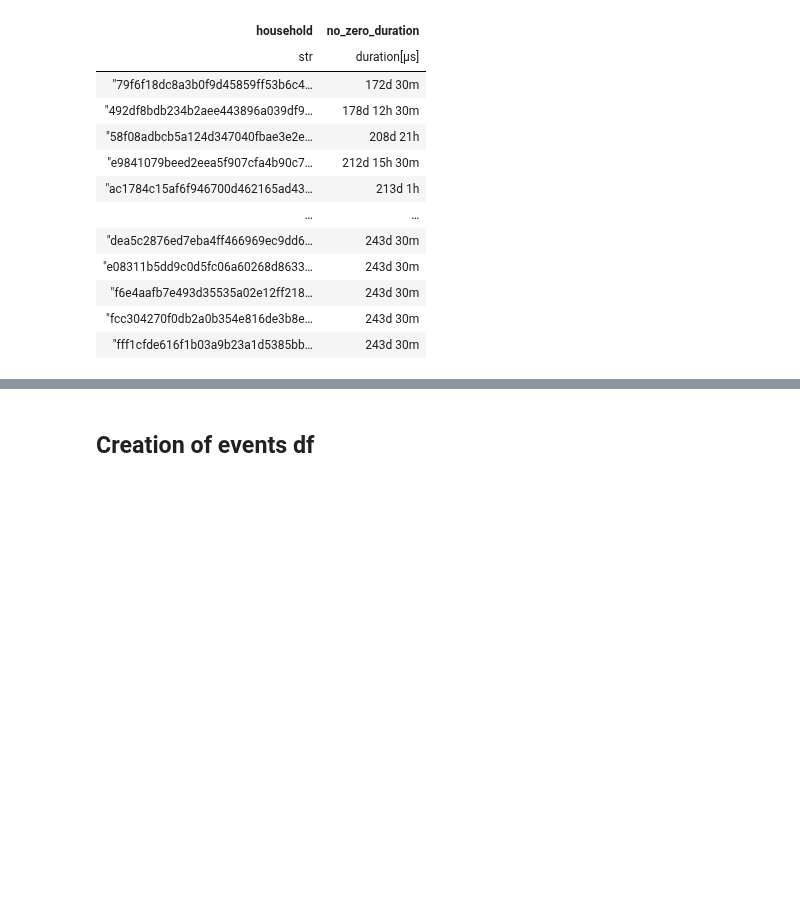
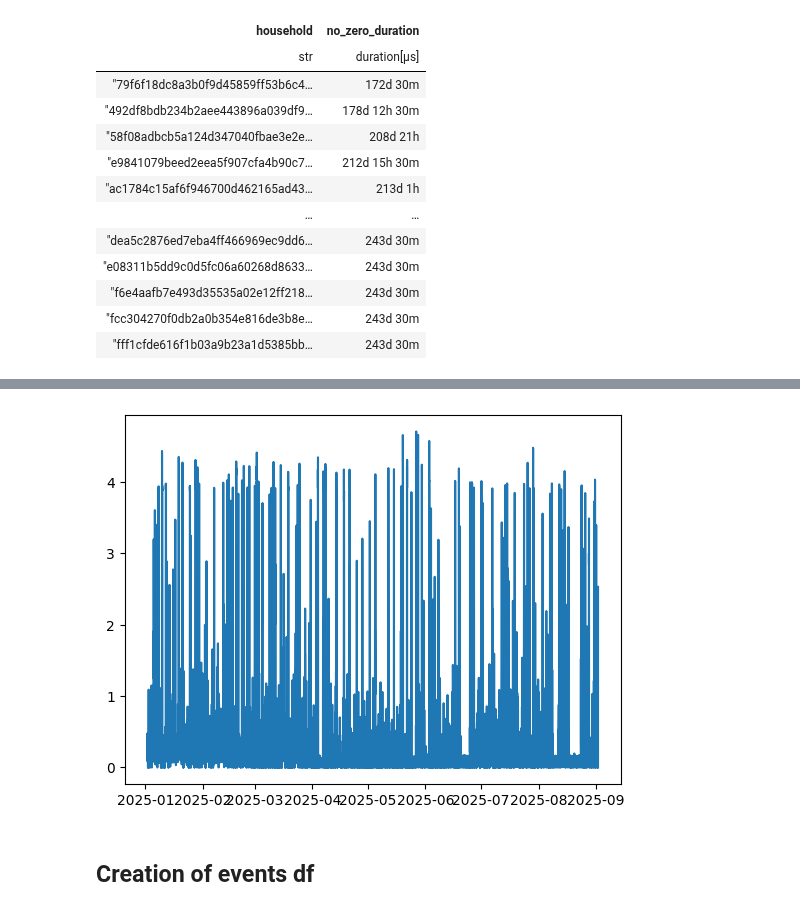
Before and after one commit to dumontduval/opticharge, a Jupyter notebook: notebooks/N00_Introductory.ipynb, the cells around one changed output, grey strips where cells are left out. Saved outputs shown, nothing was run; the diff lists cells and outputs as text; code cells hidden in the pictures; blank space fills up the shorter version.

```diff
--- a/notebooks/N00_Introductory.ipynb
+++ b/notebooks/N00_Introductory.ipynb
@@ -316,6 +582,9 @@ shape: (5, 6)
 # %%
-# plt.plot(df_C['eae8994ed159d687f07d77b1d76db092acfec351ecdf15d682d7e93a7a29be16'])
-# plt.show()
+client = df_C.filter(pl.col('household') == "03efd9cce89d44d9a78d085c240476ebddb7c2f7282e9b76ee18ef4a83ef34d3")
+plt.plot(client['ts'], client['kwh'])
+plt.show()
+# %% [output]
+[figure, added]
 # %% [markdown]
 ## Creation of events df
 # %%
```
Also changed, not shown: parts of 9 cells of this notebook.
